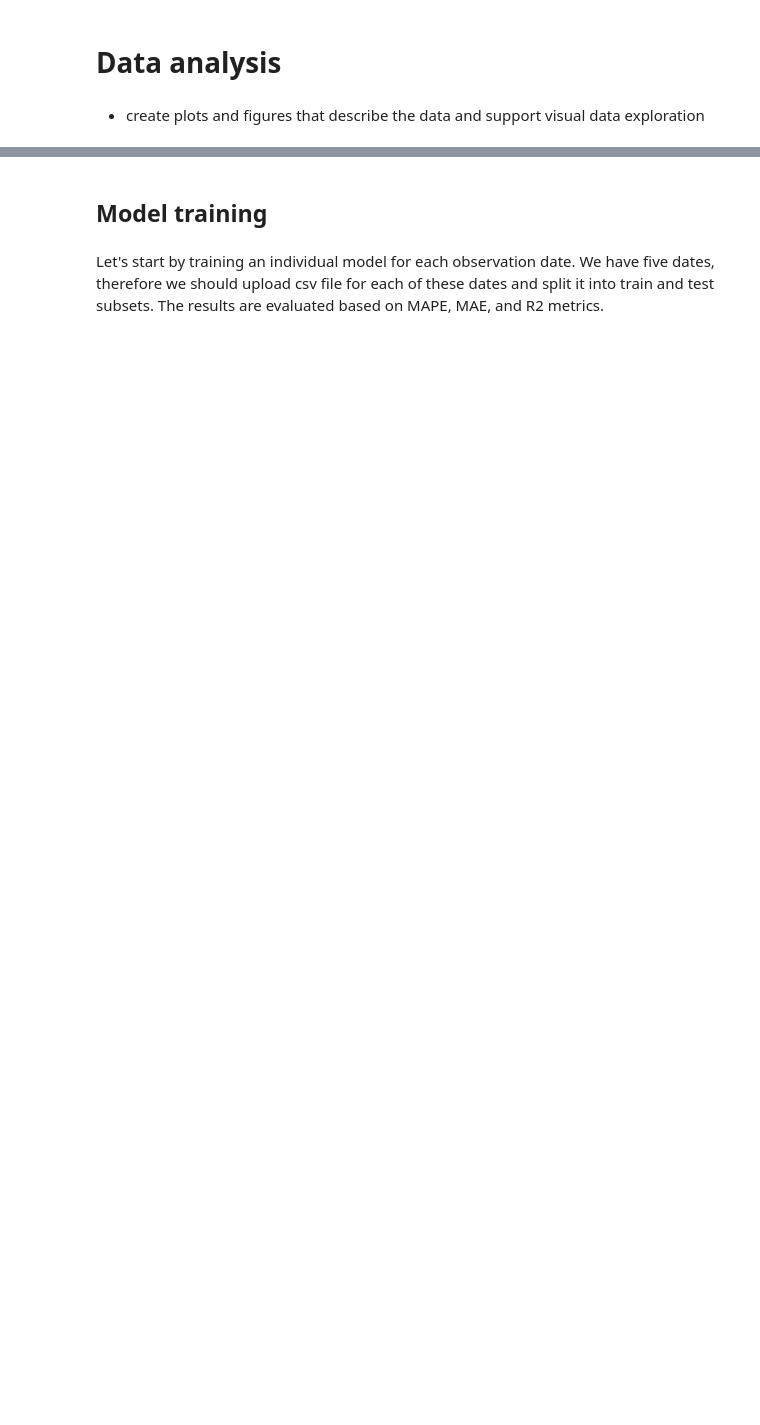
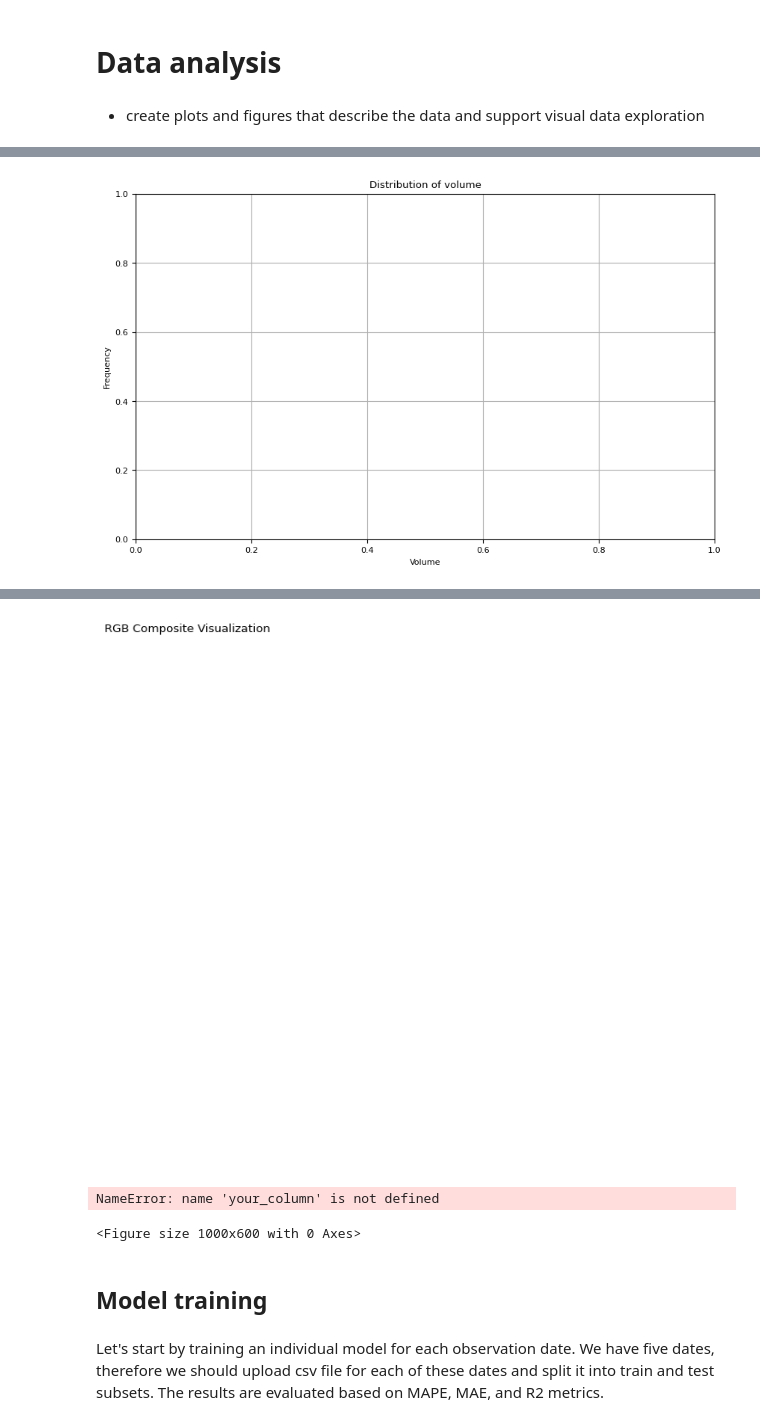
Before and after one commit to JaisSolutions/AgilePractice, a Jupyter notebook: Abiola Oluwole Timber_volume_in_Kandri_Kul_seminar.ipynb, the cells around one changed output, grey strips where cells are left out. Cells and saved outputs as stored; diff of their text form; code cells hidden in the pictures; blank space fills up the shorter version.

```diff
--- a/Abiola Oluwole Timber_volume_in_Kandri_Kul_seminar.ipynb
+++ b/Abiola Oluwole Timber_volume_in_Kandri_Kul_seminar.ipynb
@@ -211,0 +206,18 @@ train:  46968 test:  23484
+# %%
+# your code here
+import seaborn as sns
+import matplotlib.pyplot as plt
+
+plt.figure(figsize=(10, 6))
+
+plt.title('Distribution of volume')
+plt.xlabel('Volume')
+plt.ylabel('Frequency')
+plt.grid(True)
+plt.show()
+
+
+# Example usage
+display_rgb_composite('./bashkiria/images/SENTINEL2_2018_06_25.tif')
+# %% [output]
+[figure, added]
@@ -211,0 +225 @@ train:  46968 test:  23484
+[figure, added]
@@ -215,12 +243,15 @@ import seaborn as sns
 import matplotlib.pyplot as plt
 
 plt.figure(figsize=(10, 6))
-sns.histplot(data=your_dataset, x=your_column)
+sns.histplot(data=target_data, x=your_column)
 plt.title('Distribution of volume')
 plt.xlabel('Volume')
 plt.ylabel('Frequency')
 plt.grid(True)
 plt.show()
+# %% [output]
+NameError: name 'your_column' is not defined
+<Figure size 1000x600 with 0 Axes>
 # %% [markdown]
 ## Model training
 # %% [markdown]
```
Also changed, not shown: parts of 7 cells of this notebook.
